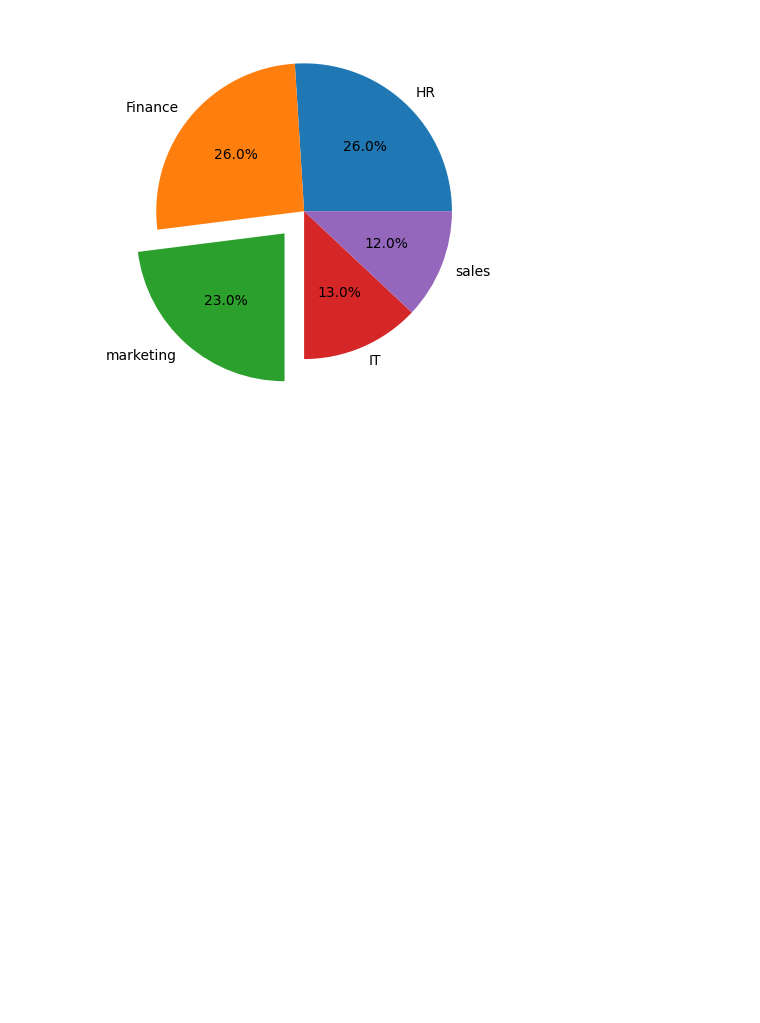
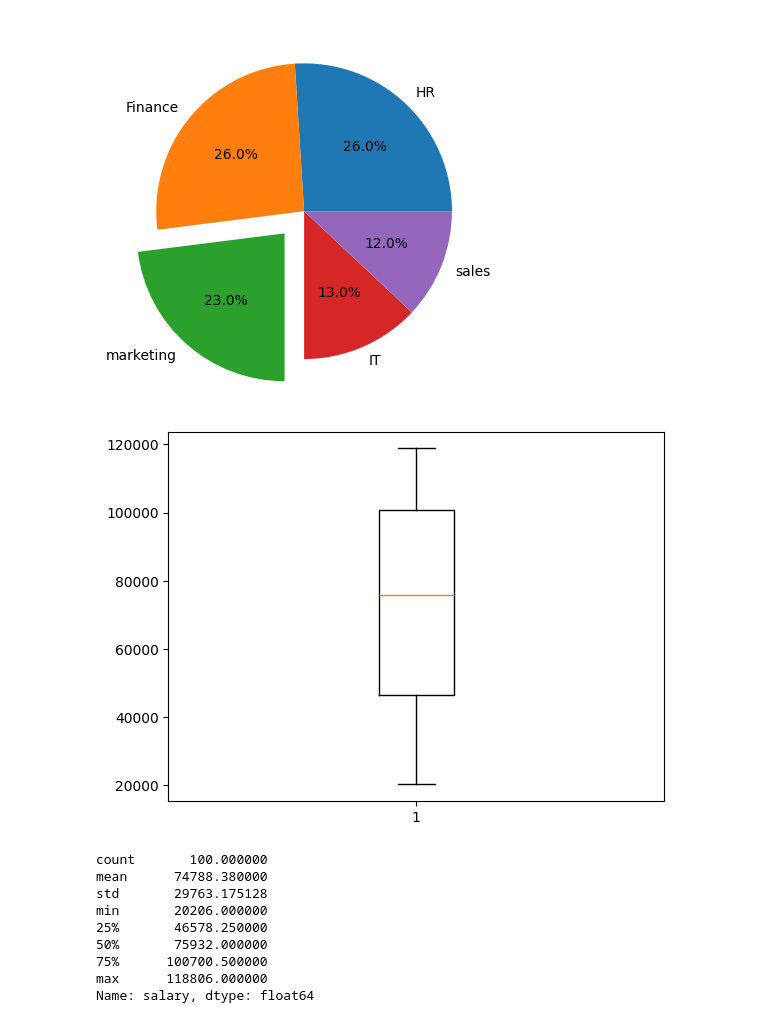
Before and after one commit to rupeshbashyal/Data-analysis, a Jupyter notebook: Matplot/matplot_seaborn.ipynb, the cells around one changed output. Cells and saved outputs as stored; diff of their text form; code cells hidden in the pictures; blank space fills up the shorter version.

```diff
--- a/Matplot/matplot_seaborn.ipynb
+++ b/Matplot/matplot_seaborn.ipynb
@@ -154,3 +154,20 @@ ptl.pie(data.department.value_counts(),autopct='%.1f%%',
 ptl.show()
 # %% [output]
 [figure]
+# %%
+# Box plot
+ptl.boxplot(data["salary"])
+
+ptl.show()
+print(data.salary.describe())
+# %% [output]
+[figure, added]
+count       100.000000
+mean      74788.380000
+std       29763.175128
+min       20206.000000
+25%       46578.250000
+50%       75932.000000
+75%      100700.500000
+max      118806.000000
+Name: salary, dtype: float64
```
Also changed, not shown: parts of 8 cells of this notebook.
